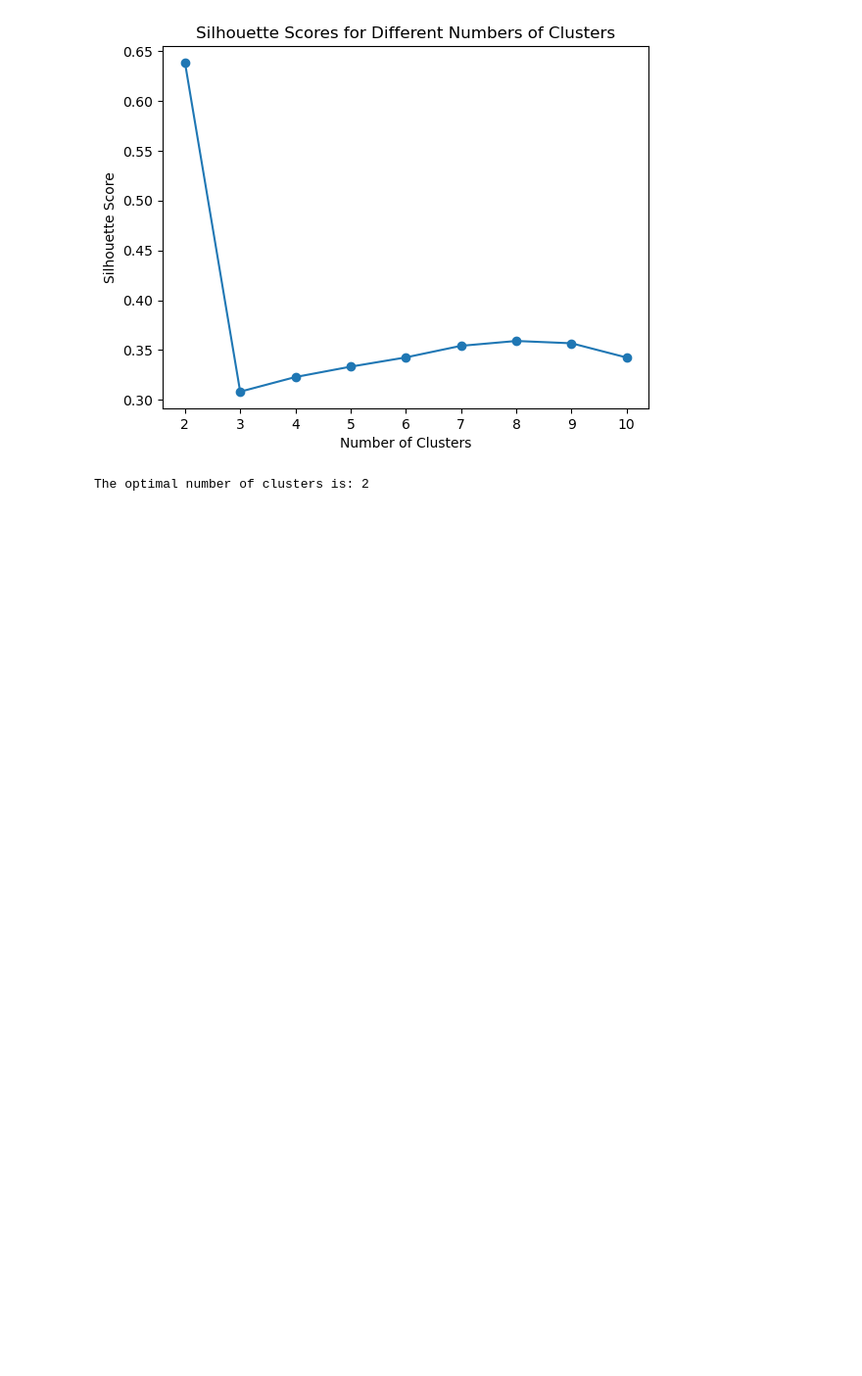
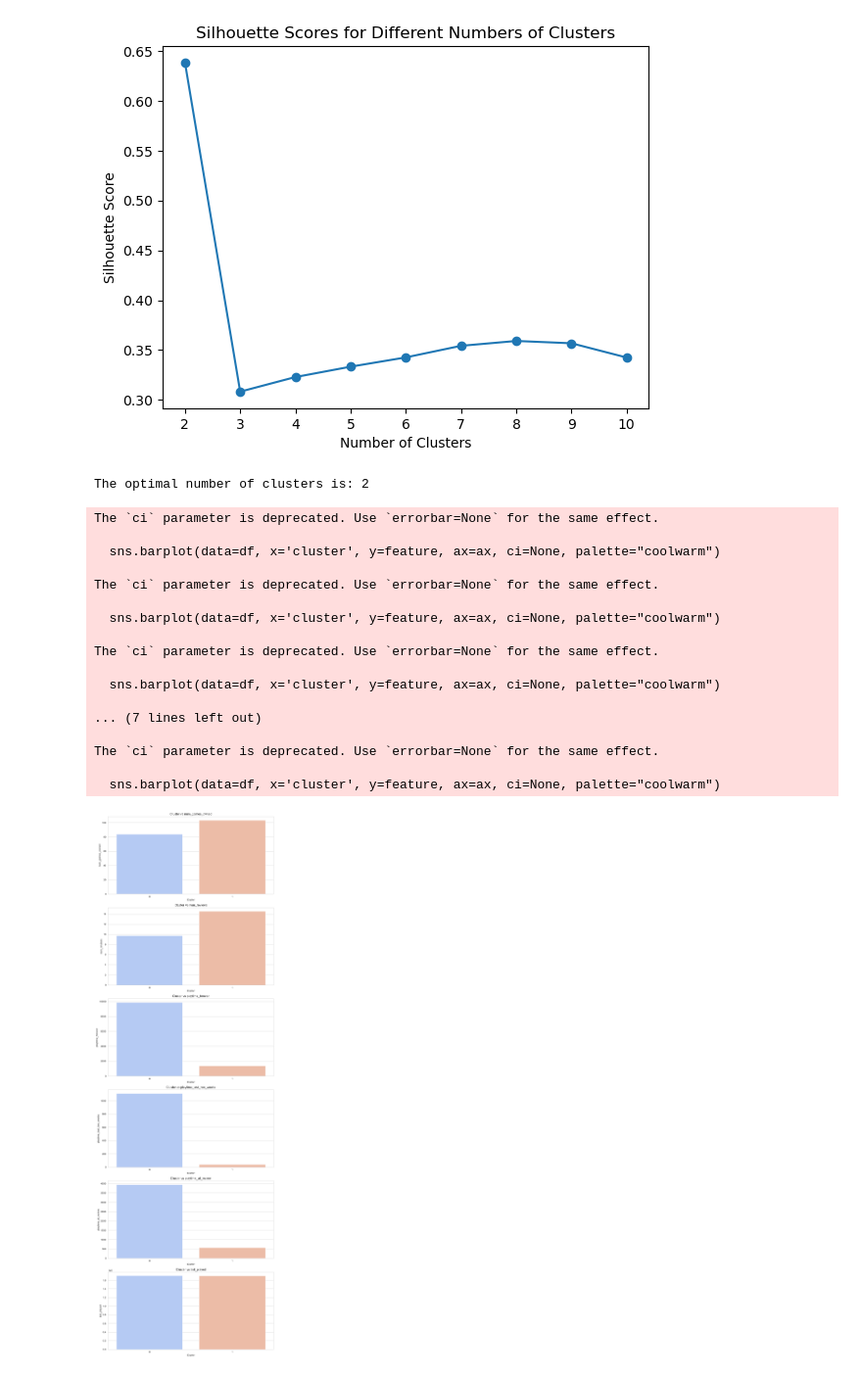
Before and after one commit to cw0033/Text-Analysis, a Jupyter notebook: POS_review.ipynb, the cells around one changed output. Shown: that part at 98% size. Cells and saved outputs as stored; diff of their text form; code cells hidden in the pictures; blank space fills up the shorter version.

```diff
--- a/POS_review.ipynb
+++ b/POS_review.ipynb
@@ -228,3 +228,48 @@ df['cluster'] = kmeans.fit_predict(df_scaled)
 #output as csv
 output_file_path = '/Users/emilywu/Desktop/MMA/Text Analysis/user_segmentation.csv'  # Specify your file path here
 df.to_csv(output_file_path, index=False)
+# %%
+import pandas as pd
+import matplotlib.pyplot as plt
+import seaborn as sns
+
+features = ['num_games_owned', 'num_reviews', 'playtime_forever', 'playtime_last_two_weeks', 'playtime_at_review', 'last_played']
+
+# Set the style of seaborn
+sns.set_style("whitegrid")
+
+# Create a figure and a set of subplots
+fig, axs = plt.subplots(len(features), 1, figsize=(10, 5 * len(features)))
+
+# Check if there's only one feature to plot to handle indexing
+single_plot = len(features) == 1
+
+for i, feature in enumerate(features):
+    # Plot each feature in a separate subplot
+    ax = axs[i] if not single_plot else axs
+    sns.barplot(data=df, x='cluster', y=feature, ax=ax, ci=None, palette="coolwarm")
+    ax.set_title(f'Cluster vs {feature}')
+    ax.set_xlabel('Cluster')
+    ax.set_ylabel(feature)
+
+plt.tight_layout()
+plt.show()
+# %% [output]
+The `ci` parameter is deprecated. Use `errorbar=None` for the same effect.
+
+  sns.barplot(data=df, x='cluster', y=feature, ax=ax, ci=None, palette="coolwarm")
+
+The `ci` parameter is deprecated. Use `errorbar=None` for the same effect.
+
+  sns.barplot(data=df, x='cluster', y=feature, ax=ax, ci=None, palette="coolwarm")
+
+The `ci` parameter is deprecated. Use `errorbar=None` for the same effect.
+
+  sns.barplot(data=df, x='cluster', y=feature, ax=ax, ci=None, palette="coolwarm")
+
+... (7 lines left out)
+
+The `ci` parameter is deprecated. Use `errorbar=None` for the same effect.
+
+  sns.barplot(data=df, x='cluster', y=feature, ax=ax, ci=None, palette="coolwarm")
+[figure, added]
```
